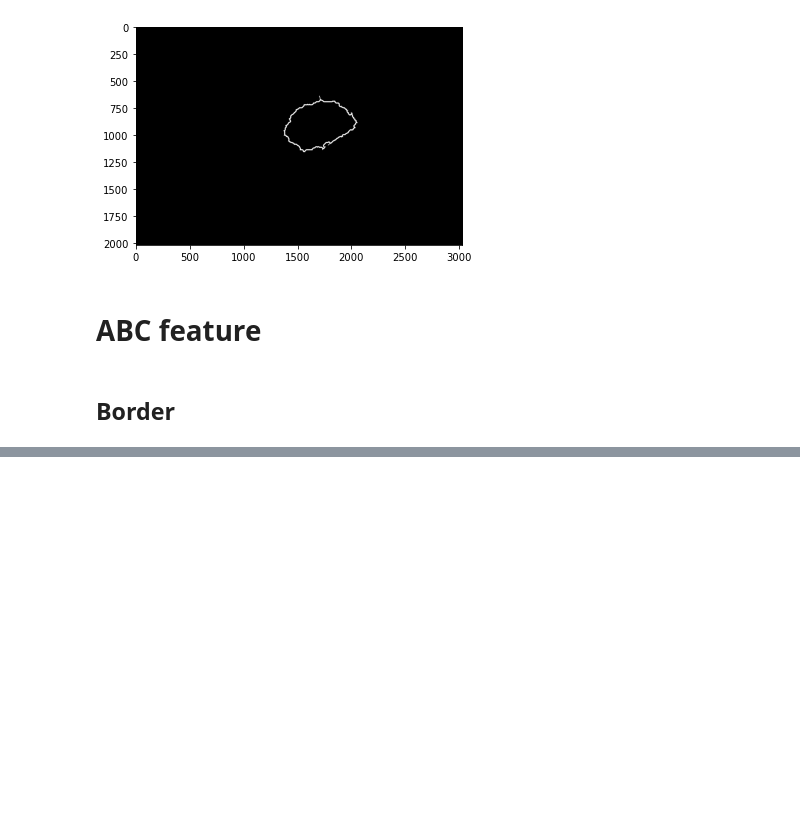
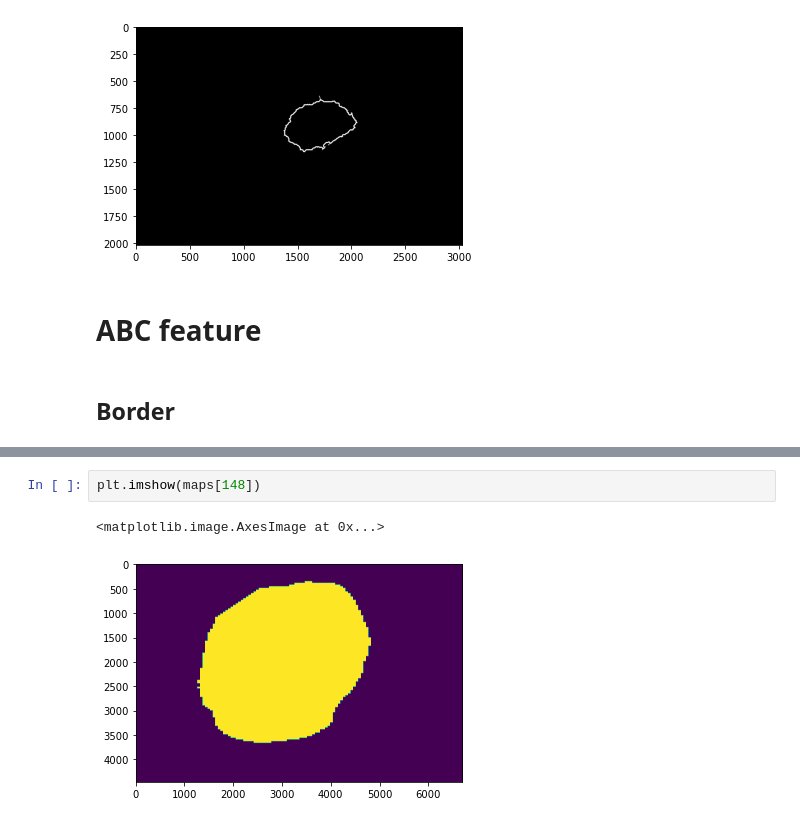
Before and after one commit to adagige/fyp2021p03g02, a Jupyter notebook: notebooks/Exercise 1.ipynb, the cells around one changed output, grey strips where cells are left out. Cells and saved outputs as stored; diff of their text form; blank space fills up the shorter version.

```diff
--- a/notebooks/Exercise 1.ipynb
+++ b/notebooks/Exercise 1.ipynb
@@ -273,0 +342,5 @@ area, perimiter = measure_area_perimeter(mask)
+# %%
+plt.imshow(maps[148])
+# %% [output]
+<matplotlib.image.AxesImage at 0x...>
+[figure, added]
```
Also changed, not shown: parts of 20 cells of this notebook, 3 other files.
